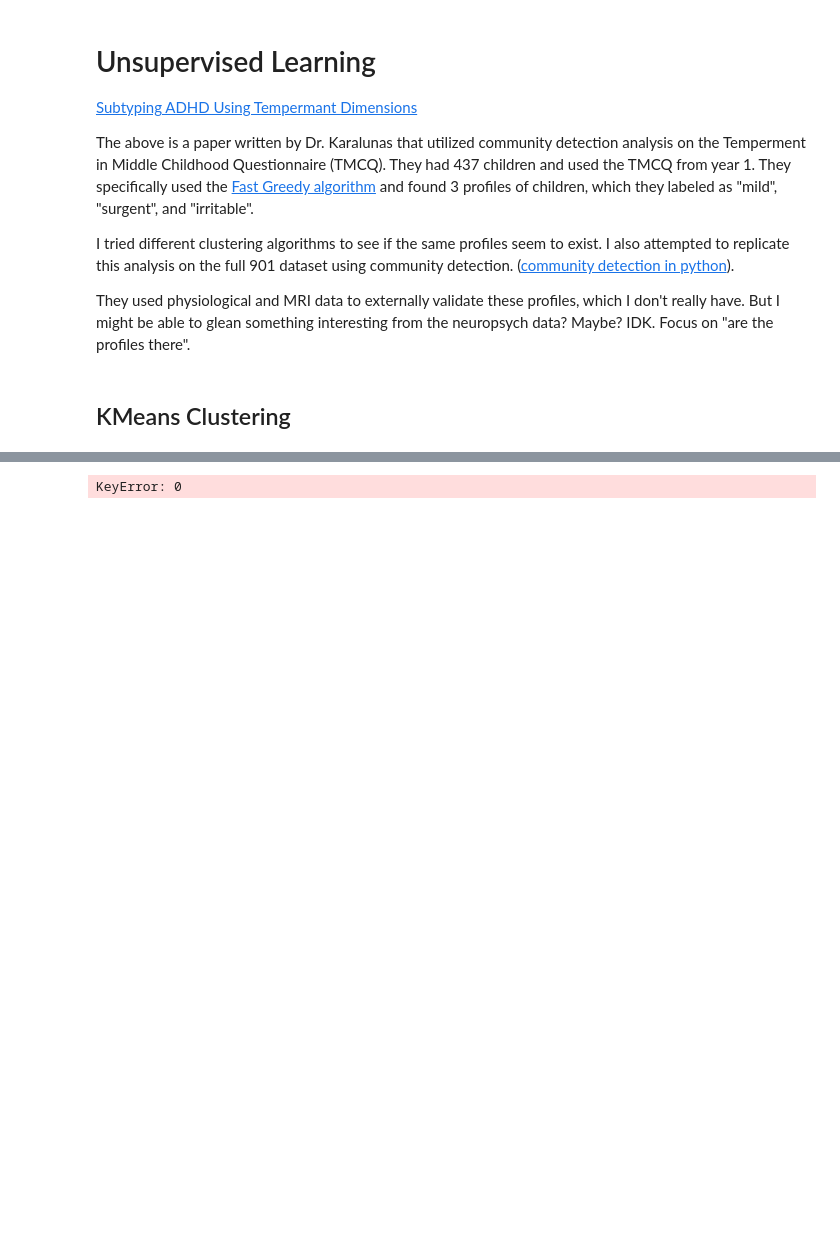
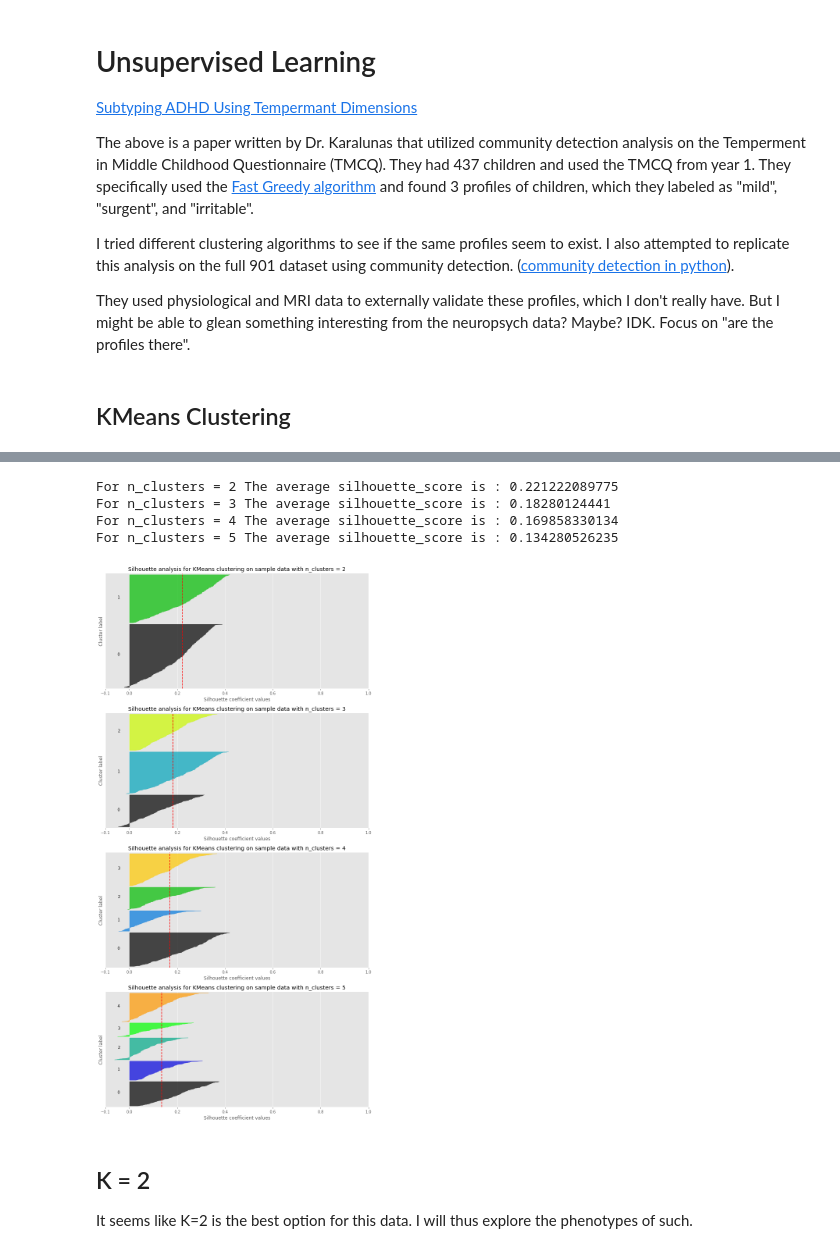
Before and after one commit to cjsmith015/Machine_Learning_and_ADHD, a Jupyter notebook: Cluster Analysis.ipynb, the cells around one changed output, grey strips where cells are left out. Saved outputs shown, nothing was run; the diff lists cells and outputs as text; code cells hidden in the pictures; blank space fills up the shorter version.

```diff
--- a/Cluster Analysis.ipynb
+++ b/Cluster Analysis.ipynb
@@ -38 +46,15 @@ They used physiological and MRI data to externally validate these profiles, whic
+# %%
+fig, axs = plt.subplots(4,1, figsize=(10,20))
+silhouette_graph(X_TMCQ_nonull, axs)
+plt.tight_layout()
+# %% [output]
+For n_clusters = 2 The average silhouette_score is : 0.221222089775
+For n_clusters = 3 The average silhouette_score is : 0.18280124441
+For n_clusters = 4 The average silhouette_score is : 0.169858330134
+For n_clusters = 5 The average silhouette_score is : 0.134280526235
+[figure, added]
+# %% [markdown]
+## K = 2
+
+It seems like K=2 is the best option for this data. I will thus explore the phenotypes of such.
 # %%
@@ -43,18 +62,0 @@ for c in range(0, 3):
-# %%
-max_k = 11
-wcss = np.zeros(max_k)
-silhouette = np.zeros(max_k)
-
-for k in range(1, max_k):
-    km = KMeans(k)
-    y = km.fit_predict(X_TMCQ_nonull)
-
-    for c in range(0, k):
-        for i1, i2 in itertools.combinations([i for i in range(len(y)) if y[i] == c ], 2):
-            wcss[k] += sum(X_TMCQ_nonull[i1] - X_TMCQ_nonull[i2])**2
-    wcss[k] /= 2
-
-    if k > 1:
-        silhouette[k] = silhouette_score(X_TMCQ_nonull, y)
-# %% [output]
-KeyError: 0
```
Also changed, not shown: parts of 23 cells of this notebook, 3 other files.
